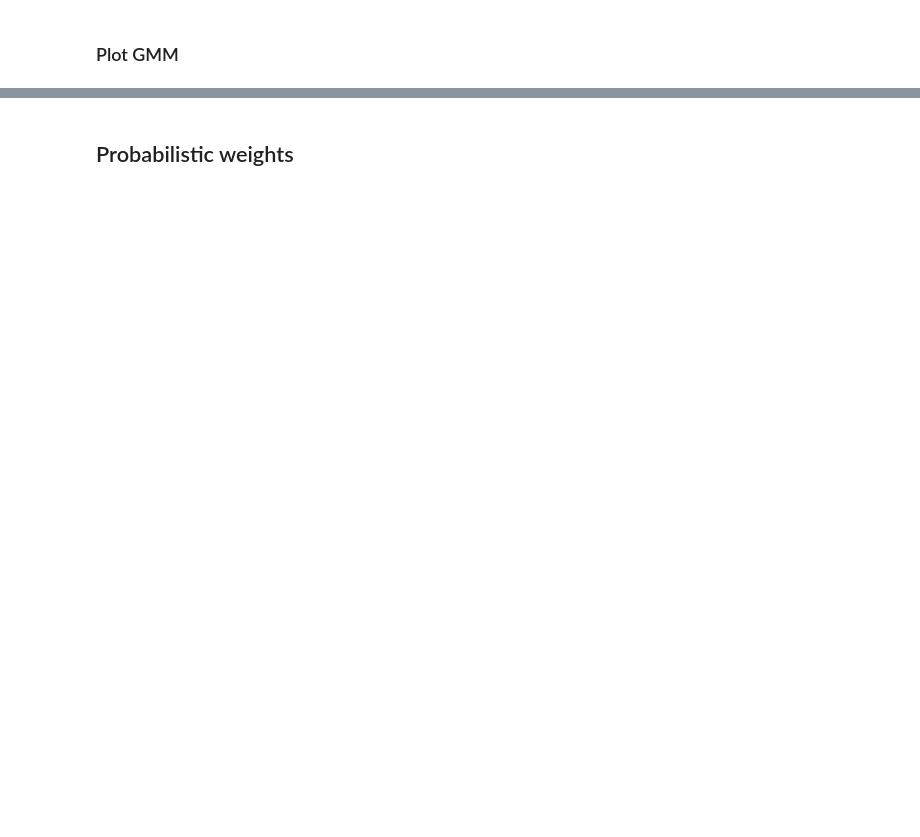
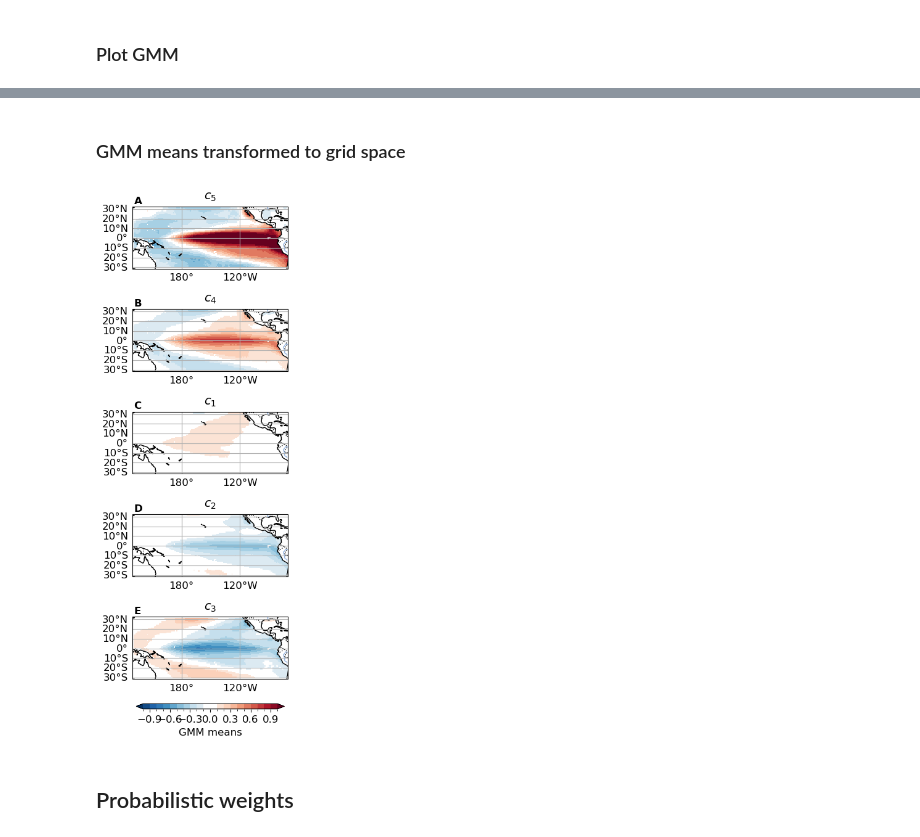
Before and after one commit to jakob-schloer/LatentGMM, a Jupyter notebook: scripts/pcgmm_neof.ipynb, the cells around one changed output, grey strips where cells are left out. Cells and saved outputs as stored; diff of their text form; code cells hidden in the pictures; blank space fills up the shorter version.

```diff
--- a/scripts/pcgmm_neof.ipynb
+++ b/scripts/pcgmm_neof.ipynb
@@ -219,3 +204,46 @@ for i in range(n_rows):
+# %% [markdown]
+### GMM means transformed to grid space
+# %%
+# Plot mean of Gaussian mixtures
+plparam = {'ssta': dict(vmin=-1, vmax=1, step=0.1, cmap='RdBu_r', centercolor="#ffffff"),
+           'ssha': dict(vmin=-.15, vmax=.15, step=0.025,cmap='RdGy_r', centercolor="#ffffff")}
+labels = ['Extreme El Nino', 'EP El Nino', 'CP El Nino', 'EP La Nina', 'CP La Nina',]
+
+means = sppca.inverse_transform(gmm_pca.means_, newdim='mu')
+means = ds['ssta'].attrs['normalizer'].inverse_transform(means)
+# Unnormalize
+if 'normalizer' in ds[list(ds.data_vars)[0]].attrs.keys():
+    for var in list(ds.data_vars):
+        means[var] = ds[var].attrs['normalizer'].inverse_transform(means[var])
+
+vars = ds.data_vars
+fig = plt.figure(figsize=(4, 1.7*len(gmm_order)))
+proj = ctp.crs.PlateCarree(central_longitude=180)
+axs = []
+for i, k in enumerate(gmm_order):
+    mu = means.sel(mu=k)
+    for j, var in enumerate(vars):
+        idx = len(vars)*i+j+1
+        ax = fig.add_subplot(len(gmm_order), 1, idx, projection=proj)
+        im = gpl.plot_map(mu[var], central_longitude=180, ax=ax,
+                          bar='discrete', add_bar=False, **plparam[var])
+        im['gl'].top_labels = False
+        ax.set_title(rf"$c_{k+1}$", fontsize=14)
+        axs.append(ax)
+
+# Shared colorbar
+cbar_ax = fig.add_axes([0.2, -.01, 0.6, 0.01])
+cbar = plt.colorbar(im['im'], orientation='horizontal', shrink=0.7,
+                    cax=cbar_ax, extend='both')
+cbar.set_label(f"GMM means", size=12)
+
+_ = gpl.enumerate_subplots(axs, pos_x=0.01, pos_y=1.05, fontsize=12)
+
+if True:
+    means.to_netcdf(f"../output/pcgmm/pcgmm_n{n_components}_k{n_cluster}_gmmmeans.nc")
+    plt.savefig(f"../output/plots/pcgmm_gmmmeans_n{n_components}_k{n_cluster}.png", dpi=300, bbox_inches='tight')
+# %% [output]
+[figure, added]
 # %% [markdown]
 ## Probabilistic weights
 # %%
```
Also changed, not shown: parts of 13 cells of this notebook, 16 other files.
